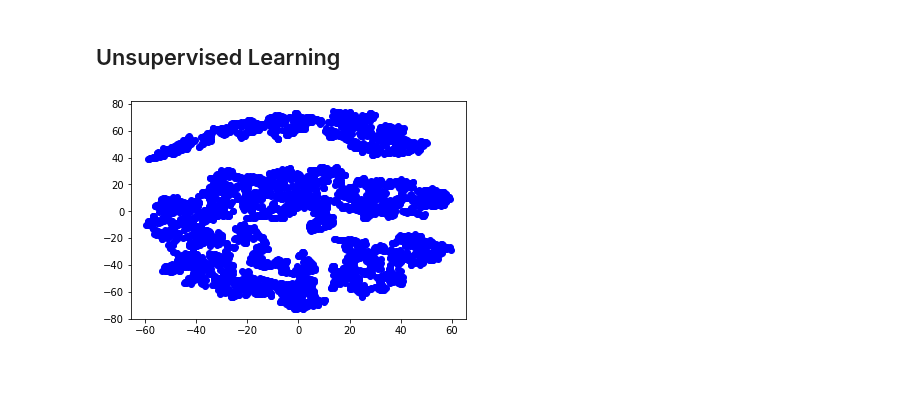
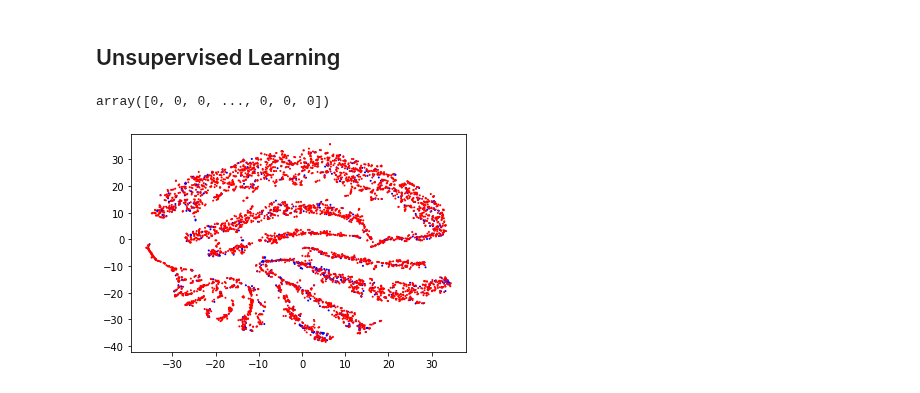
Before and after one commit to oliverZZ/193B_Glucose_Monitor, a Jupyter notebook: Infection_Detection.ipynb, the cells around one changed output. Cells and saved outputs as stored; diff of their text form; code cells hidden in the pictures.

```diff
--- a/Infection_Detection.ipynb
+++ b/Infection_Detection.ipynb
@@ -9,7 +9,7 @@ pd.options.display.max_rows = 20
 import matplotlib.pyplot as plt
 import numpy as np
 
-bg = pd.read_excel('/content/drive/Shared drives/EEC193B Glucose Monitoring/Data/Burn_Glucose.xlsx', skiprows = 0)
+bg = pd.read_excel('/content/drive/My Drive/EEC 193/EEC 193B/Burn_Glucose_022020.xlsx', skiprows = 0)
 # %%
 bg
 # %% [output]
@@ -145,16 +110,24 @@ temp = list(bg)
+# %%
+bg.Sepsis.values
+# %% [output]
+array([0, 0, 0, ..., 0, 0, 0])
 # %%
 from sklearn.manifold import TSNE
 
-model = TSNE(learning_rate=100)
-transformed = model.fit_transform(bg[['RR', 'WBC', 'Glucose', 'Platelet']].values)
+col = list(bg.columns)
+col.remove('Sepsis')
+model = TSNE(learning_rate=10)
+transformed = model.fit_transform(bg[col].values)
 
 x_axis = transformed[:, 0]
 y_axis = transformed[:, 1]
 
-target_ids = [0, 1]
-colors = ["red", "blue"]
+color_set = {0:'red', 1:'blue'}
+color = []
+for i in bg.Sepsis.values:
+  color.append(color_set[i])
 
-plt.scatter(x_axis, y_axis, c = ["blue"])
+plt.scatter(x_axis, y_axis, s = 1, c = color)
 plt.show()
 # %% [output]
-[figure, old version]
+[figure, new version]
```
Also changed, not shown: parts of 6 cells of this notebook.
